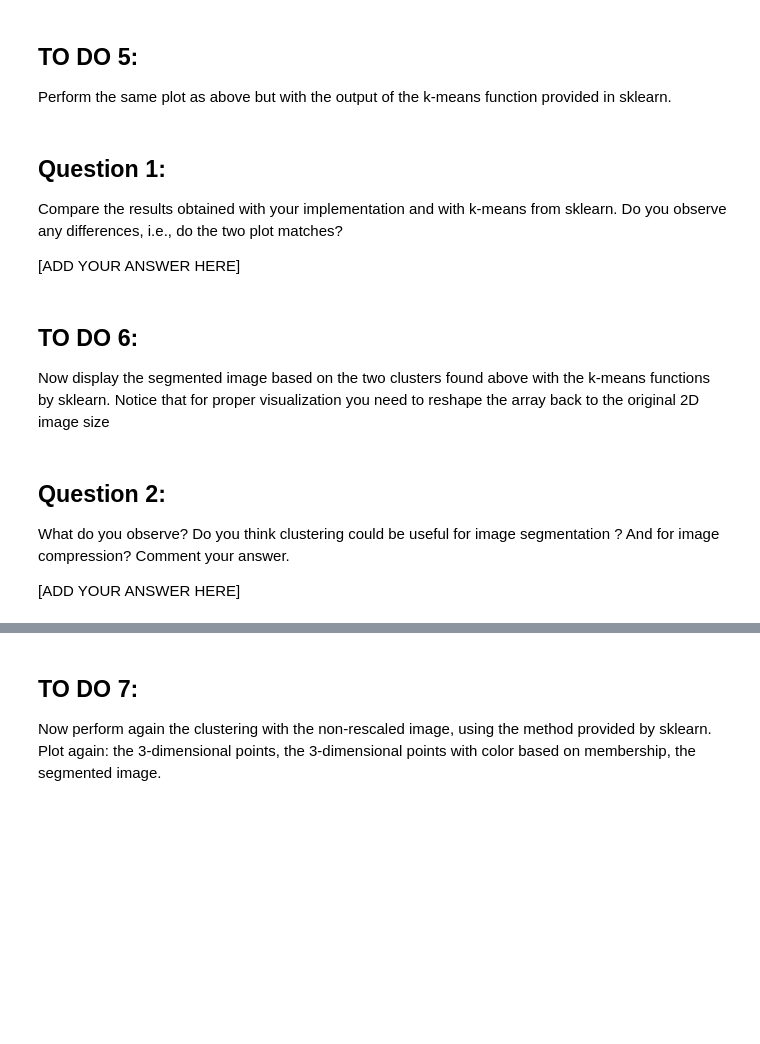
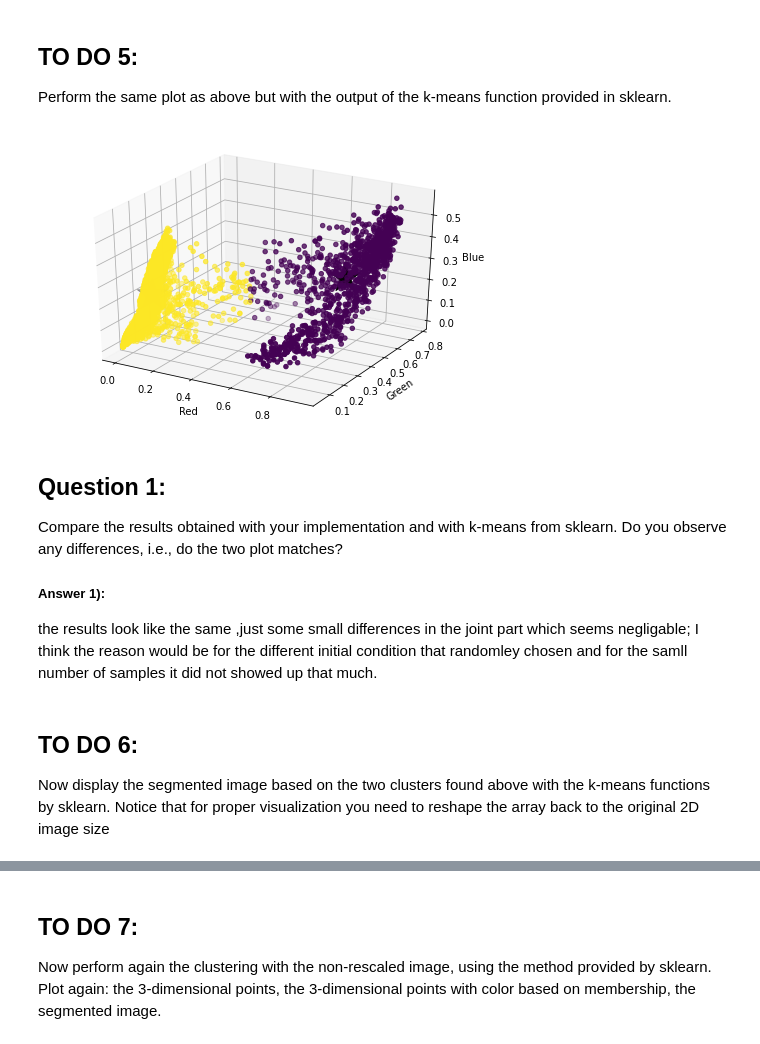
Before and after one commit to mdkameli/MLlab, a Jupyter notebook: lab_03/Clustering exercise.ipynb, the cells around one changed output, grey strips where cells are left out. Drawn from its saved outputs; the diff is of its cells as text; code cells hidden in the pictures; blank space fills up the shorter version.

```diff
--- a/lab_03/Clustering exercise.ipynb
+++ b/lab_03/Clustering exercise.ipynb
@@ -125,3 +187,13 @@ kmeans =
+# %%
+# Number of clusters
+k = 2
+kmeans = KMeans(n_clusters=k,n_init = 20)
+# Fitting the input data
+kmeans = kmeans.fit(data_rescaled)
+# Getting the cluster labels
+labels = kmeans.labels_
+# Centroid values
+centroids = kmeans.cluster_centers_
 # %% [markdown]
 ## TO DO 5:
 Perform the same plot as above but with the output of the k-means function provided in sklearn.
@@ -130,9 +200,21 @@ Perform the same plot as above but with the output of the k-means function provi
+# %%
+fig = plt.figure()
+ax = Axes3D(fig)
+ax.scatter(data_rescaled[:, 0], data_rescaled[:, 1], data_rescaled[:, 2], c=labels)
+ax.scatter(centroids[:, 0], centroids[:, 1], centroids[:, 2], marker='*', c='#050505', s=1000)
+ax.set_xlabel("Red")
+ax.set_ylabel("Green")
+ax.set_zlabel("Blue")
+plt.show()
+# %% [output]
+[figure, added]
 # %% [markdown]
 ## Question 1:
 
 Compare the results obtained with your implementation and with k-means from sklearn. Do you observe any differences, i.e., do the two plot matches?
 
-[ADD YOUR ANSWER HERE]
+##### Answer 1):
+the results look like the same ,just some small differences in the joint part which seems negligable; I think the reason would be for the different initial condition that randomley chosen and for the samll number of samples it did not showed up that much.
 # %% [markdown]
 ## TO DO 6:
 
@@ -142,6 +221,0 @@ Now display the segmented image based on the two clusters found above with the k
-# %% [markdown]
-## Question 2:
-
-What do you observe? Do you think clustering could be useful for image segmentation ? And for image compression? Comment your answer.
-
-[ADD YOUR ANSWER HERE]
```
Also changed, not shown: parts of 34 cells of this notebook.
